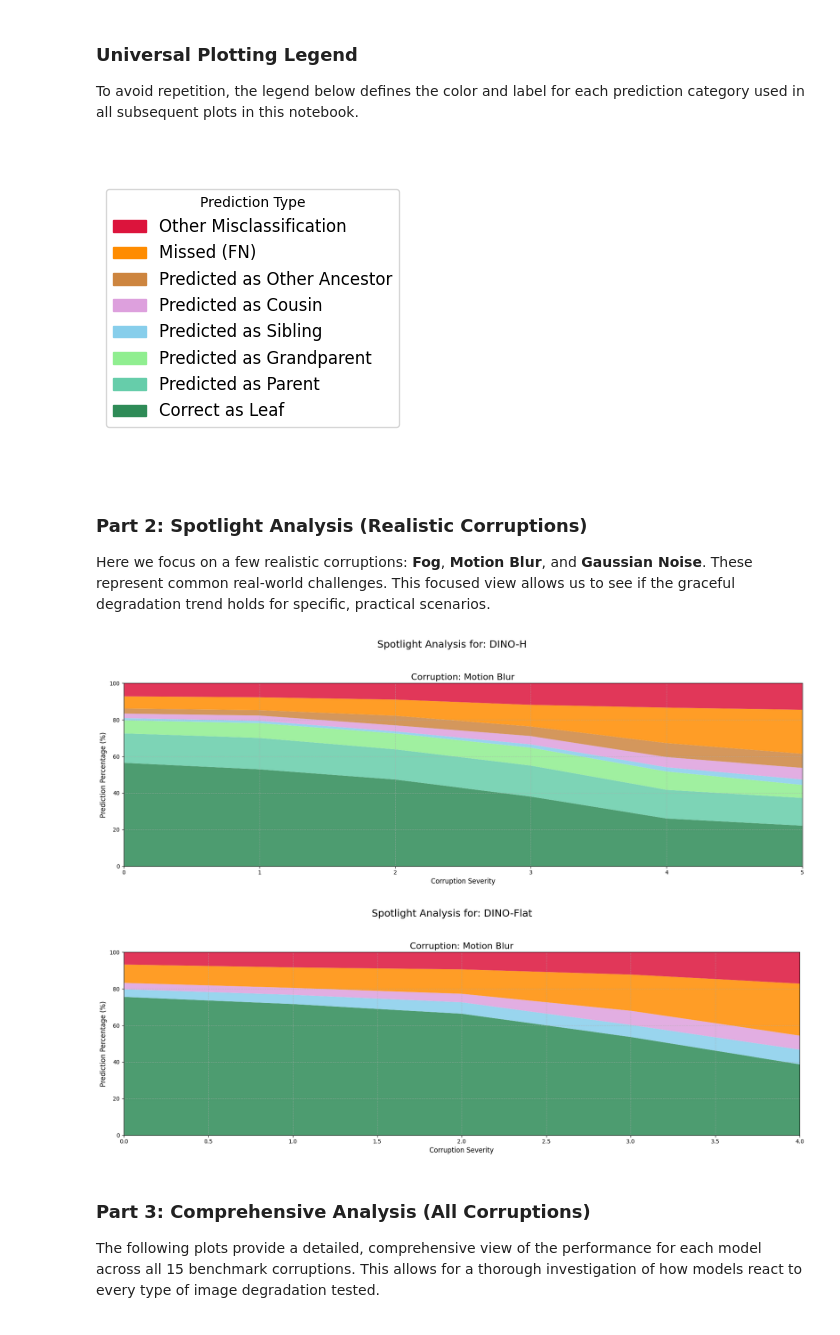
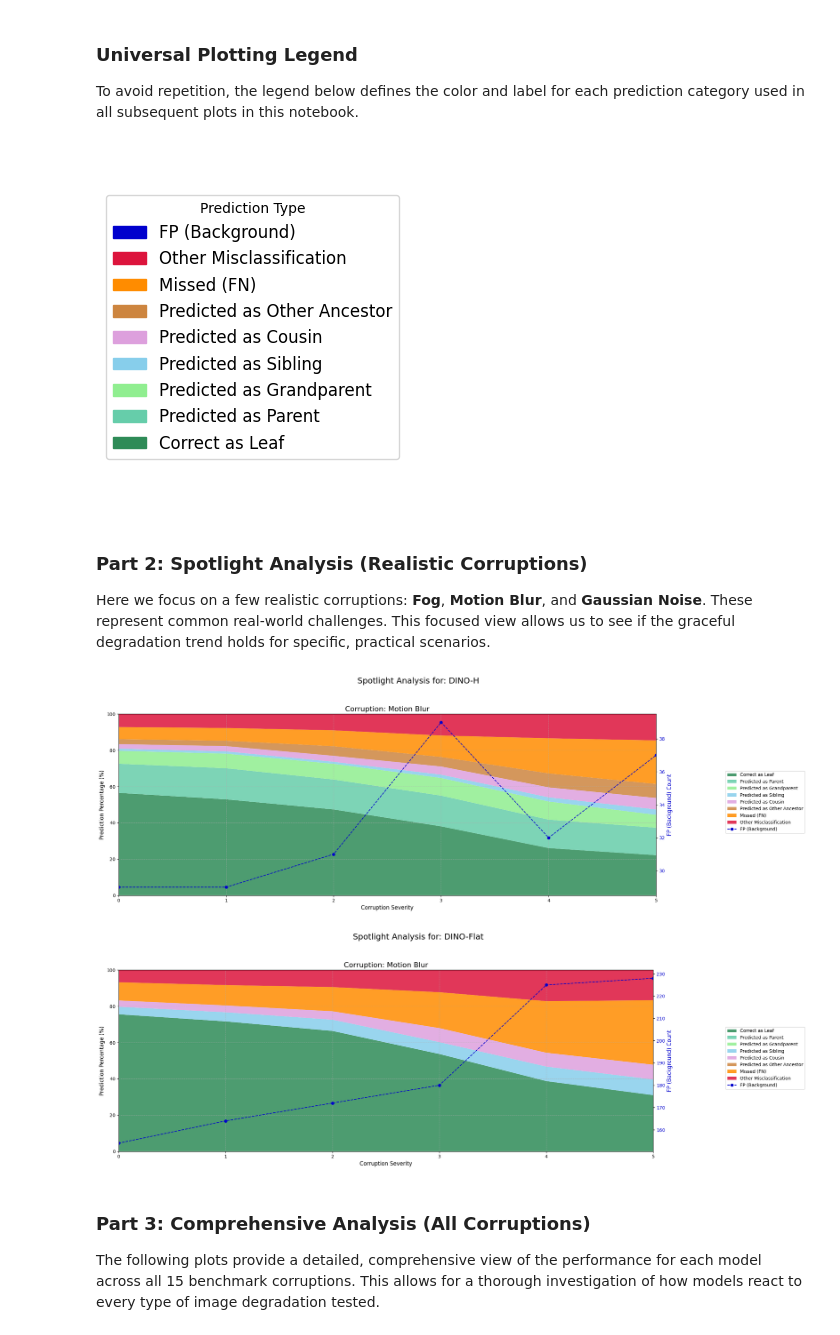
Before and after one commit to Gogonemnem/hierarchical-object-detection, a Jupyter notebook: notebooks/robustness.ipynb, the cells around one changed output. Saved outputs shown, nothing was run; the diff lists cells and outputs as text; code cells hidden in the pictures.

```diff
--- a/notebooks/robustness.ipynb
+++ b/notebooks/robustness.ipynb
@@ -201,7 +202,8 @@ if not df.empty:
         'cousin_percentage': 'Predicted as Cousin',
         'ancestor_percentage': 'Predicted as Other Ancestor',
         'fn_percentage': 'Missed (FN)',
-        'other_class_percentage': 'Other Misclassification'
+        'other_class_percentage': 'Other Misclassification',
+        'fp_bg': 'FP (Background)'
     }
 
     plot_colors = {
@@ -212,14 +214,16 @@ if not df.empty:
         'cousin_percentage': '#DDA0DD',
         'ancestor_percentage': '#CD853F',
         'fn_percentage': '#FF8C00',
-        'other_class_percentage': '#DC143C'
+        'other_class_percentage': '#DC143C',
+        'fp_bg': '#0000CD'
     }
 
     # Filter out any metrics that are not present in the DataFrame
     available_metrics = [metric for metric in plot_order if metric in df.columns]
 
-    # Calculate the average across all corruptions
-    aggregate_df = df.groupby(['model', 'severity'])[available_metrics].mean().reset_index()
+    # Calculate the average across all corruptions, including fp_bg
+    metrics_to_agg = available_metrics + ['fp_bg']
+    aggregate_df = df.groupby(['model', 'severity'])[metrics_to_agg].mean().reset_index()
 
     # Create a separate plot for each model for better control in publications
     model_names = df['model'].unique()
@@ -230,7 +234,7 @@ if not df.empty:
         if model_df.empty:
             continue
 
-        fig, ax = plt.subplots(figsize=(10, 7))
+        fig, ax = plt.subplots(figsize=(12, 7))
 
         x = model_df['severity'].values
         y_arrays = [model_df[metric].values for metric in available_metrics]
@@ -238,6 +242,7 @@ if not df.empty:
         labels = [plot_labels[metric] for metric in available_metrics]
         colors = [plot_colors[metric] for metric in available_metrics]
 
+        # --- Stacked Area Plot for Percentages ---
         ax.stackplot(x, y_arrays, labels=labels, colors=colors, alpha=0.85)
 
         ax.set_title(f'Aggregate Analysis for: {model_name}', fontsize=18)
@@ -247,6 +252,21 @@ if not df.empty:
         ax.set_xlim(min(x), max(x))
         ax.grid(True, linestyle='--', alpha=0.6)
 
+        # --- Line Plot for FP count on secondary axis ---
+        ax2 = ax.twinx()
+        fp_counts = model_df['fp_bg'].values
+        fp_label = plot_labels['fp_bg']
+        fp_color = plot_colors['fp_bg']
+
+        ax2.plot(x, fp_counts, color=fp_color, linestyle='--', marker='o', label=fp_label)
+        ax2.set_ylabel('Average FP (Background) Count', fontsize=14, color=fp_color)
+        ax2.tick_params(axis='y', labelcolor=fp_color)
+
+        # Combine legends
+        lines, labels = ax.get_legend_handles_labels()
+        lines2, labels2 = ax2.get_legend_handles_labels()
+        # ax.legend(lines + lines2, labels + labels2, loc='upper left')
+
         fig.tight_layout()
         plt.show()
 else:
@@ -261,23 +282,29 @@ To avoid repetition, the legend below defines the color and label for each predi
 # %%
 # This cell generates a standalone legend to be used as a reference for all plots.
 if not df.empty:
+    # Add FP to the labels and colors if not already present
+    if 'fp_bg' not in plot_labels:
+        plot_labels['fp_bg'] = 'FP (Background)'
+        plot_colors['fp_bg'] = '#0000CD'
+
     # Create a dummy figure to host the legend
-    fig_legend = plt.figure(figsize=(3, 4))
+    fig_legend = plt.figure(figsize=(3, 4.5))
     ax_legend = fig_legend.add_subplot(111)
 
-    # Create dummy plot elements for the legend
-    handles = [plt.Rectangle((0,0),1,1, color=plot_colors[metric]) for metric in available_metrics]
-    labels = [plot_labels[metric] for metric in available_metrics]
+    # Create dummy plot elements for the legend, including FP
+    legend_metrics = available_metrics + ['fp_bg']
+    handles = [plt.Rectangle((0,0),1,1, color=plot_colors[metric]) for metric in legend_metrics]
+    labels = [plot_labels[metric] for metric in legend_metrics]
 
     # Add the legend to the dummy plot
     ax_legend.legend(list(reversed(handles)), reversed(labels), loc='center', title="Prediction Type", fontsize=12)
 
     # Hide the axes
     ax_legend.axis('off')
 
     plt.show()
 # %% [output]
-[figure, old version]
+[figure, new version]
 # %% [markdown]
 ### Part 2: Spotlight Analysis (Realistic Corruptions)
 
@@ -300,7 +327,7 @@ if not df.empty:
             fig, axes = plt.subplots(
                 nrows=1,
                 ncols=num_corruptions,
-                figsize=(18, 6),
+                figsize=(20, 7), # Increased figure size for better legend placement
                 sharey=True,
                 squeeze=False
             )
@@ -318,6 +345,7 @@ if not df.empty:
                 labels = [plot_labels[metric] for metric in available_metrics]
                 colors = [plot_colors[metric] for metric in available_metrics]
 
+                # --- Stacked Area Plot for Percentages ---
                 ax.stackplot(x, y_arrays, labels=labels, colors=colors, alpha=0.85)
 
                 ax.set_title(f'Corruption: {corruption_name}', fontsize=16)
@@ -326,17 +354,33 @@ if not df.empty:
                 ax.set_xlim(min(x), max(x))
                 ax.grid(True, linestyle='--', alpha=0.6)
 
+                # --- Line Plot for FP count on secondary axis ---
+                ax2 = ax.twinx()
+                fp_counts = corruption_df['fp_bg'].values
+                fp_label = plot_labels['fp_bg']
+                fp_color = plot_colors['fp_bg']
+
+                ax2.plot(x, fp_counts, color=fp_color, linestyle='--', marker='o', label=fp_label)
+                ax2.set_ylabel('FP (Background) Count', fontsize=12, color=fp_color)
+                ax2.tick_params(axis='y', labelcolor=fp_color)
+
             axes[0].set_ylabel('Prediction Percentage (%)', fontsize=12)
 
-            fig.tight_layout()
+            # Create a single shared legend for the figure
+            lines, labels = axes[0].get_legend_handles_labels()
+            # Get handles from the last created secondary axis
+            lines2, labels2 = fig.axes[-1].get_legend_handles_labels()
+            fig.legend(lines + lines2, labels + labels2, loc='center right', bbox_to_anchor=(1.1, 0.5))
+
+            fig.tight_layout(rect=[0, 0, 0.9, 1]) # Adjust layout for legend
             plt.show()
     else:
         print("No data found for spotlight corruptions.")
 else:
     print("DataFrame is empty. Cannot generate spotlight plots.")
 # %% [output]
-[figure, old version]
+[figure, new version]
-[figure, old version]
+[figure, new version]
 # %% [markdown]
 ### Part 3: Comprehensive Analysis (All Corruptions)
 
```
Also changed, not shown: parts of 6 cells of this notebook, 1 other file.
